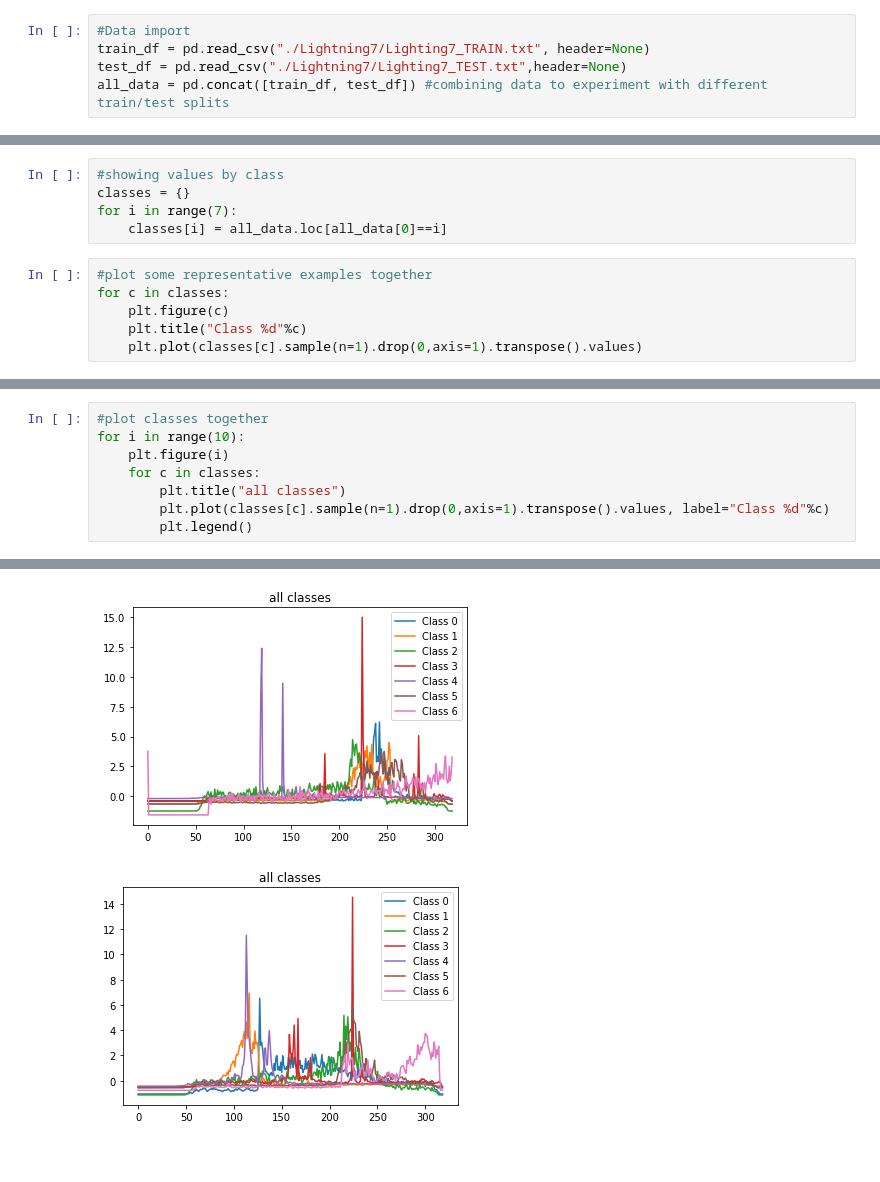
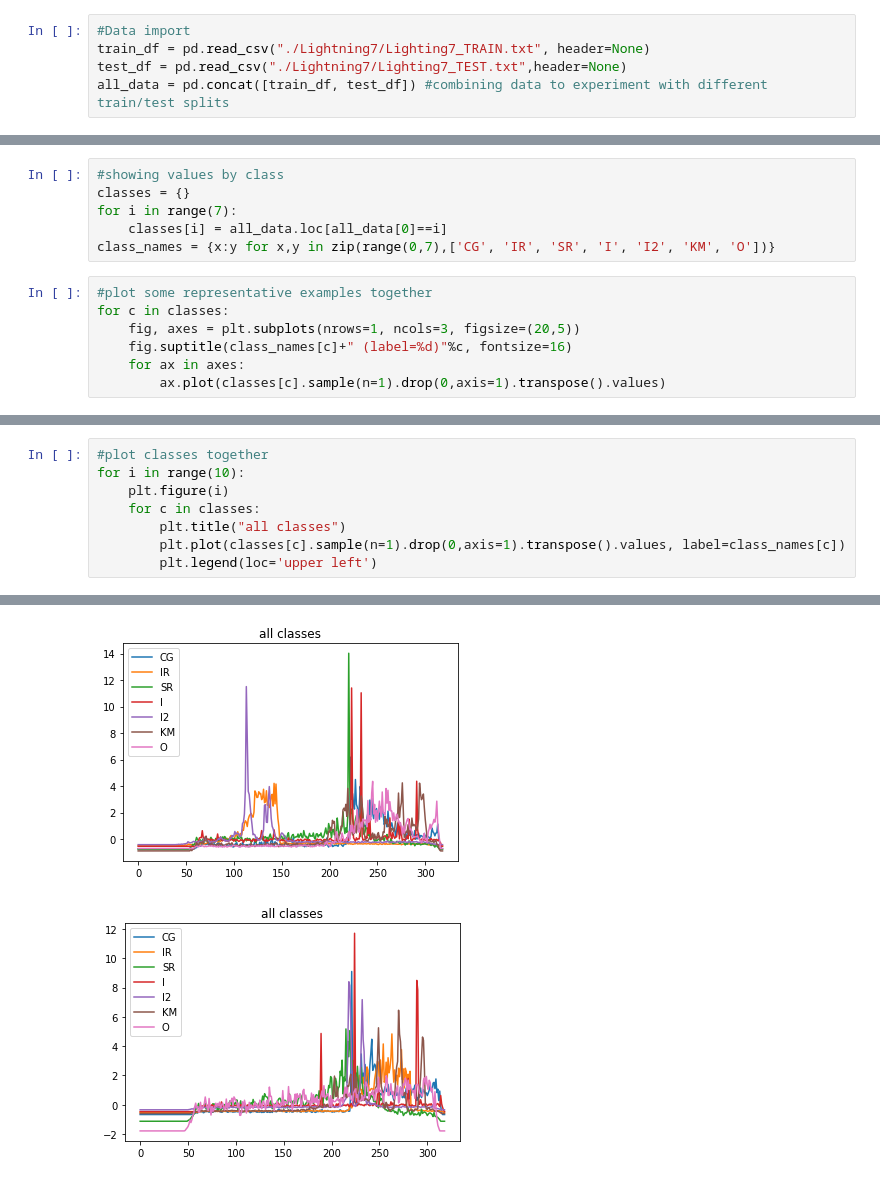
Before and after one commit to khayyamsaleem/time-series-classification-Lightning7, a Jupyter notebook: DATA OBSERVATION.ipynb, the cells around one changed output, grey strips where cells are left out. Drawn from its saved outputs; the diff is of its cells as text.

```diff
--- a/DATA OBSERVATION.ipynb
+++ b/DATA OBSERVATION.ipynb
@@ -22,10 +12,12 @@ all_data.head()
 classes = {}
 for i in range(7):
     classes[i] = all_data.loc[all_data[0]==i]
+class_names = {x:y for x,y in zip(range(0,7),['CG', 'IR', 'SR', 'I', 'I2', 'KM', 'O'])}
 # %%
 #plot some representative examples together
 for c in classes:
-    plt.figure(c)
-    plt.title("Class %d"%c)
-    plt.plot(classes[c].sample(n=1).drop(0,axis=1).transpose().values)
+    fig, axes = plt.subplots(nrows=1, ncols=3, figsize=(20,5))
+    fig.suptitle(class_names[c]+" (label=%d)"%c, fontsize=16)
+    for ax in axes:
+        ax.plot(classes[c].sample(n=1).drop(0,axis=1).transpose().values)
 # %% [output]
@@ -42,6 +34,6 @@ for i in range(10):
     plt.figure(i)
     for c in classes:
         plt.title("all classes")
-        plt.plot(classes[c].sample(n=1).drop(0,axis=1).transpose().values, label="Class %d"%c)
-        plt.legend()
+        plt.plot(classes[c].sample(n=1).drop(0,axis=1).transpose().values, label=class_names[c])
+        plt.legend(loc='upper left')
 # %% [output]
@@ -50,2 +42,2 @@ for i in range(10):
-[figure, old version]
+[figure, new version]
-[figure, old version]
+[figure, new version]
```
Also changed, not shown: parts of 3 cells of this notebook.
